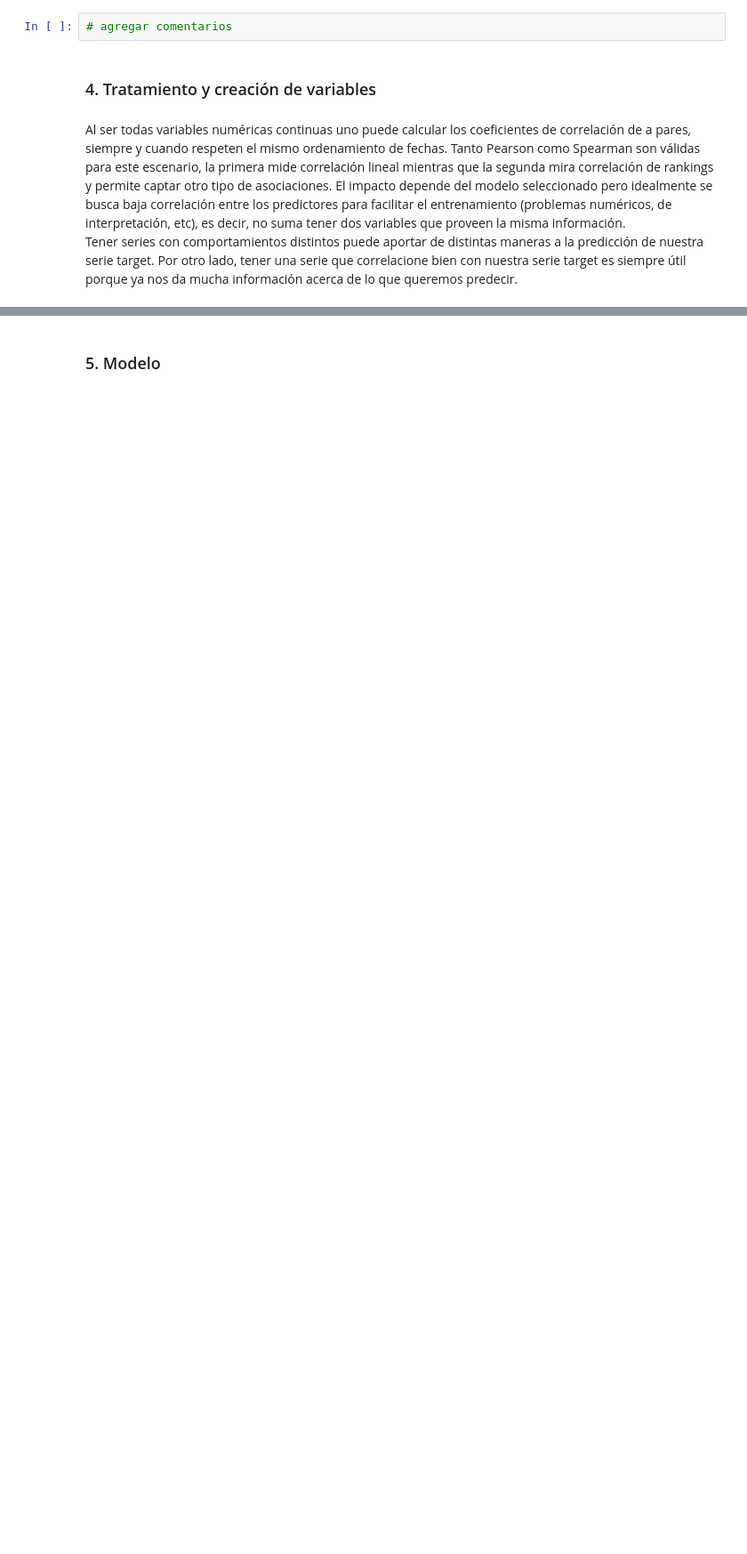
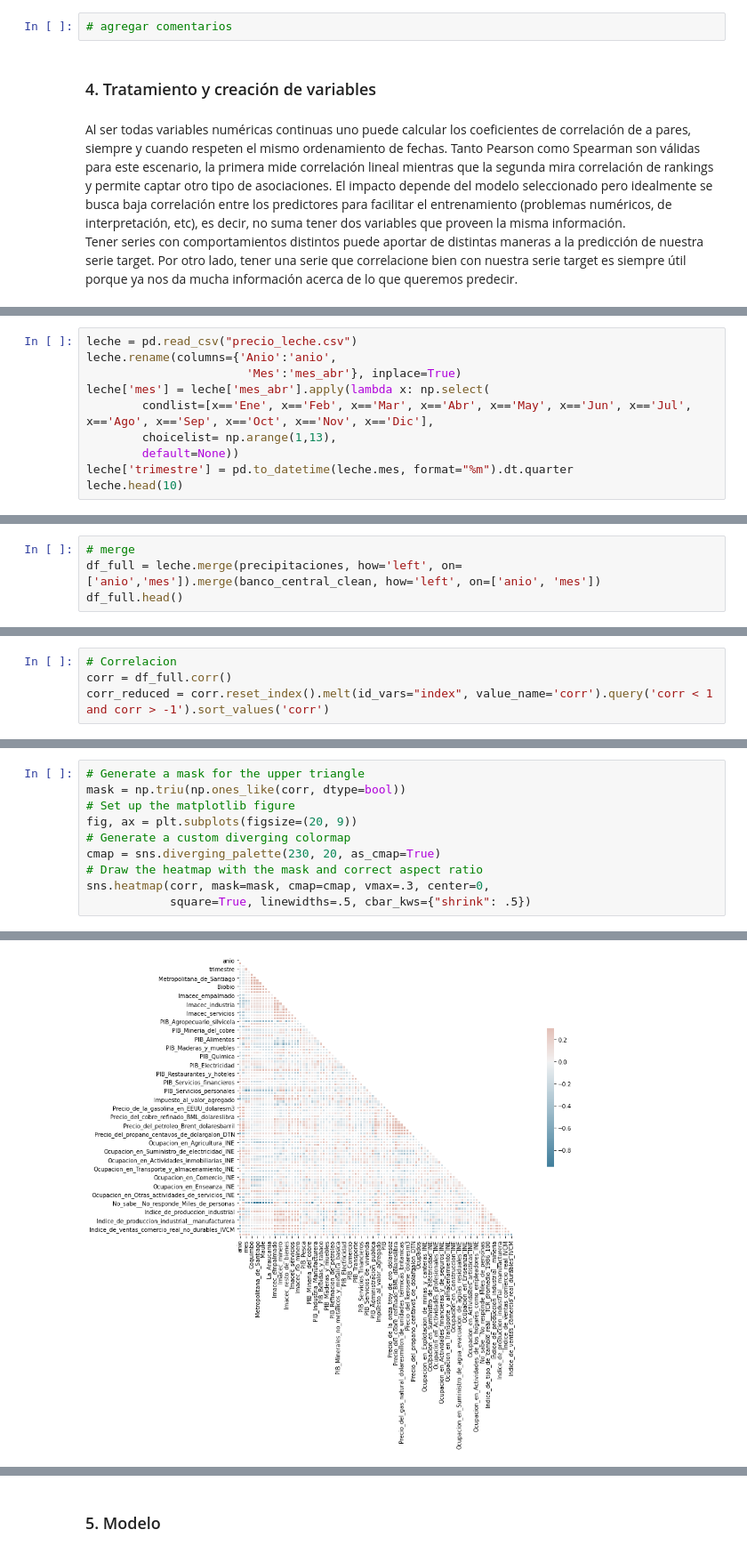
Before and after one commit to fbetteo/spike, a Jupyter notebook: desafio.ipynb, the cells around one changed output, grey strips where cells are left out. Shown at 89% size. Cells and saved outputs as stored; diff of their text form; blank space fills up the shorter version.

```diff
--- a/desafio.ipynb
+++ b/desafio.ipynb
@@ -239,0 +263,10 @@ leche.head()
+# %%
+leche = pd.read_csv("precio_leche.csv")
+leche.rename(columns={'Anio':'anio',
+                       'Mes':'mes_abr'}, inplace=True)
+leche['mes'] = leche['mes_abr'].apply(lambda x: np.select(
+        condlist=[x=='Ene', x=='Feb', x=='Mar', x=='Abr', x=='May', x=='Jun', x=='Jul', x=='Ago', x=='Sep', x=='Oct', x=='Nov', x=='Dic'],
+        choicelist= np.arange(1,13),
+        default=None))
+leche['trimestre'] = pd.to_datetime(leche.mes, format="%m").dt.quarter
+leche.head(10)
@@ -239,0 +285,4 @@ leche.head()
+# %%
+# merge
+df_full = leche.merge(precipitaciones, how='left', on=['anio','mes']).merge(banco_central_clean, how='left', on=['anio', 'mes'])
+df_full.head()
@@ -239,0 +296,4 @@ leche.head()
+# %%
+# Correlacion
+corr = df_full.corr()
+corr_reduced = corr.reset_index().melt(id_vars="index", value_name='corr').query('corr < 1 and corr > -1').sort_values('corr')
@@ -239,0 +342,11 @@ leche.head()
+# %%
+# Generate a mask for the upper triangle
+mask = np.triu(np.ones_like(corr, dtype=bool))
+# Set up the matplotlib figure
+fig, ax = plt.subplots(figsize=(20, 9))
+# Generate a custom diverging colormap
+cmap = sns.diverging_palette(230, 20, as_cmap=True)
+# Draw the heatmap with the mask and correct aspect ratio
+sns.heatmap(corr, mask=mask, cmap=cmap, vmax=.3, center=0,
+            square=True, linewidths=.5, cbar_kws={"shrink": .5})
+# %% [output]
@@ -239,0 +354 @@ leche.head()
+[figure, added]
```
Also changed, not shown: parts of 25 cells of this notebook.
